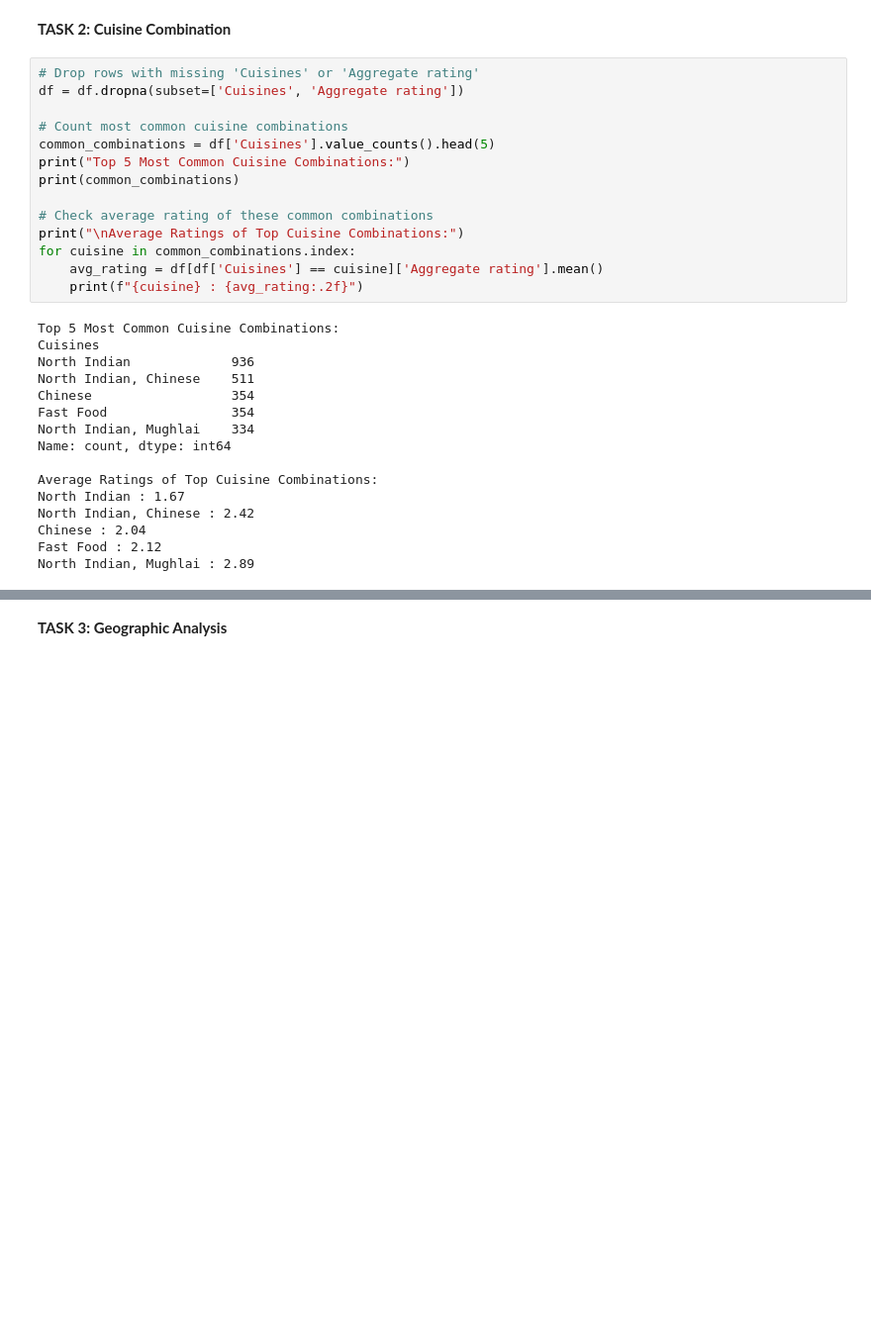
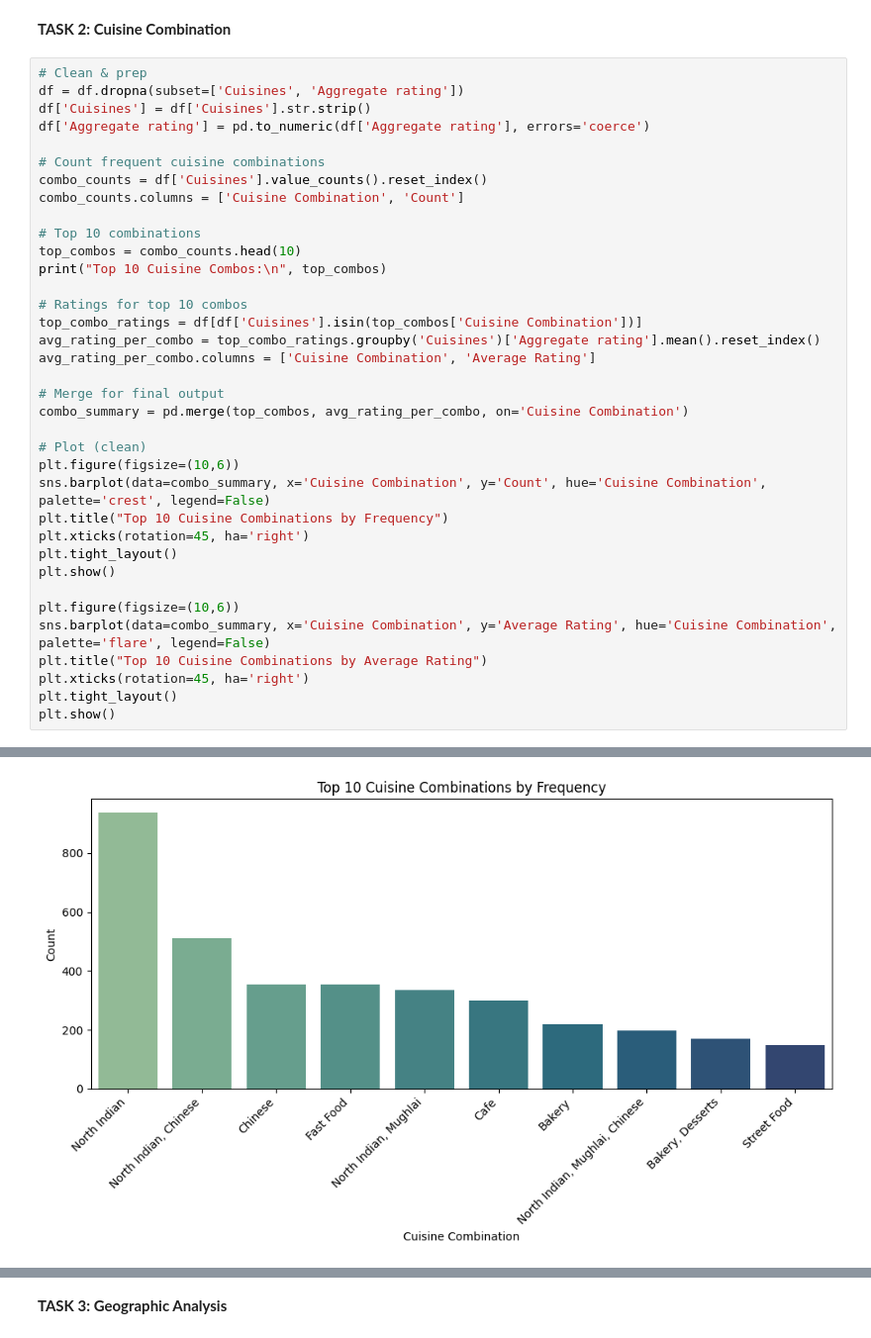
Before and after one commit to codedbyanakha/restaurant-analysis-internship, a Jupyter notebook: Level_2_Tasks.ipynb, the cells around one changed output, grey strips where cells are left out. Shown: that part at 99% size. Cells and saved outputs as stored; diff of their text form; blank space fills up the shorter version.

```diff
--- a/Level_2_Tasks.ipynb
+++ b/Level_2_Tasks.ipynb
@@ -47,32 +70,39 @@ Average Number of Votes: 156.91
 # %% [markdown]
 **TASK 2: Cuisine Combination**
-# %%
-# Drop rows with missing 'Cuisines' or 'Aggregate rating'
-df = df.dropna(subset=['Cuisines', 'Aggregate rating'])
-
-# Count most common cuisine combinations
-common_combinations = df['Cuisines'].value_counts().head(5)
-print("Top 5 Most Common Cuisine Combinations:")
-print(common_combinations)
-
-# Check average rating of these common combinations
-print("\nAverage Ratings of Top Cuisine Combinations:")
-for cuisine in common_combinations.index:
-    avg_rating = df[df['Cuisines'] == cuisine]['Aggregate rating'].mean()
-    print(f"{cuisine} : {avg_rating:.2f}")
-# %% [output]
-Top 5 Most Common Cuisine Combinations:
-Cuisines
-North Indian             936
-North Indian, Chinese    511
-Chinese                  354
-Fast Food                354
-North Indian, Mughlai    334
-Name: count, dtype: int64
-
-Average Ratings of Top Cuisine Combinations:
-North Indian : 1.67
-North Indian, Chinese : 2.42
-Chinese : 2.04
-Fast Food : 2.12
-North Indian, Mughlai : 2.89
+# %%
+# Clean & prep
+df = df.dropna(subset=['Cuisines', 'Aggregate rating'])
+df['Cuisines'] = df['Cuisines'].str.strip()
+df['Aggregate rating'] = pd.to_numeric(df['Aggregate rating'], errors='coerce')
+
+# Count frequent cuisine combinations
+combo_counts = df['Cuisines'].value_counts().reset_index()
+combo_counts.columns = ['Cuisine Combination', 'Count']
+
+# Top 10 combinations
+top_combos = combo_counts.head(10)
+print("Top 10 Cuisine Combos:\n", top_combos)
+
+# Ratings for top 10 combos
+top_combo_ratings = df[df['Cuisines'].isin(top_combos['Cuisine Combination'])]
+avg_rating_per_combo = top_combo_ratings.groupby('Cuisines')['Aggregate rating'].mean().reset_index()
+avg_rating_per_combo.columns = ['Cuisine Combination', 'Average Rating']
+
+# Merge for final output
+combo_summary = pd.merge(top_combos, avg_rating_per_combo, on='Cuisine Combination')
+
+# Plot (clean)
+plt.figure(figsize=(10,6))
+sns.barplot(data=combo_summary, x='Cuisine Combination', y='Count', hue='Cuisine Combination', palette='crest', legend=False)
+plt.title("Top 10 Cuisine Combinations by Frequency")
+plt.xticks(rotation=45, ha='right')
+plt.tight_layout()
+plt.show()
+
+plt.figure(figsize=(10,6))
+sns.barplot(data=combo_summary, x='Cuisine Combination', y='Average Rating', hue='Cuisine Combination', palette='flare', legend=False)
+plt.title("Top 10 Cuisine Combinations by Average Rating")
+plt.xticks(rotation=45, ha='right')
+plt.tight_layout()
+plt.show()
+# %% [output]
@@ -78,0 +121 @@ North Indian, Mughlai : 2.89
+[figure, added]
```
Also changed, not shown: parts of 10 cells of this notebook, 2 other files.
